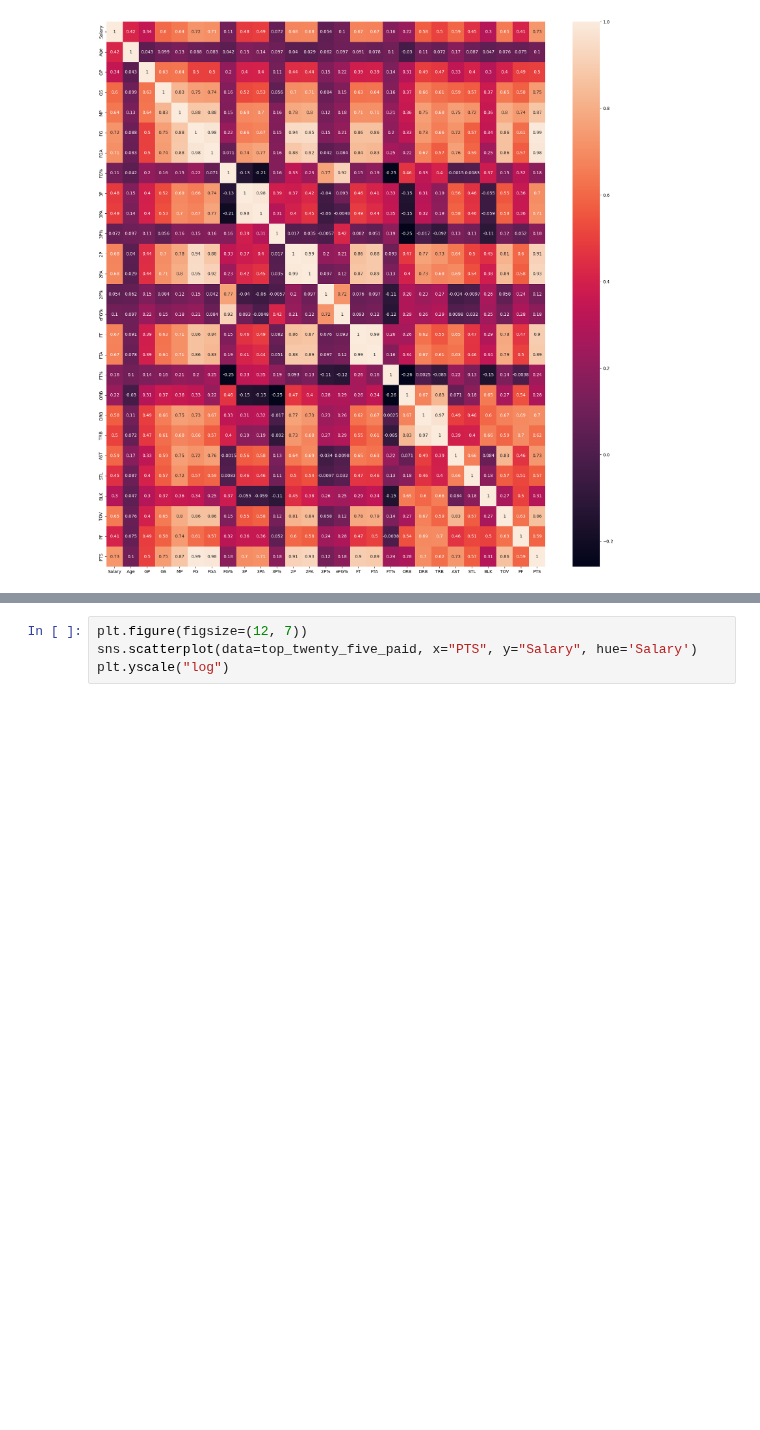
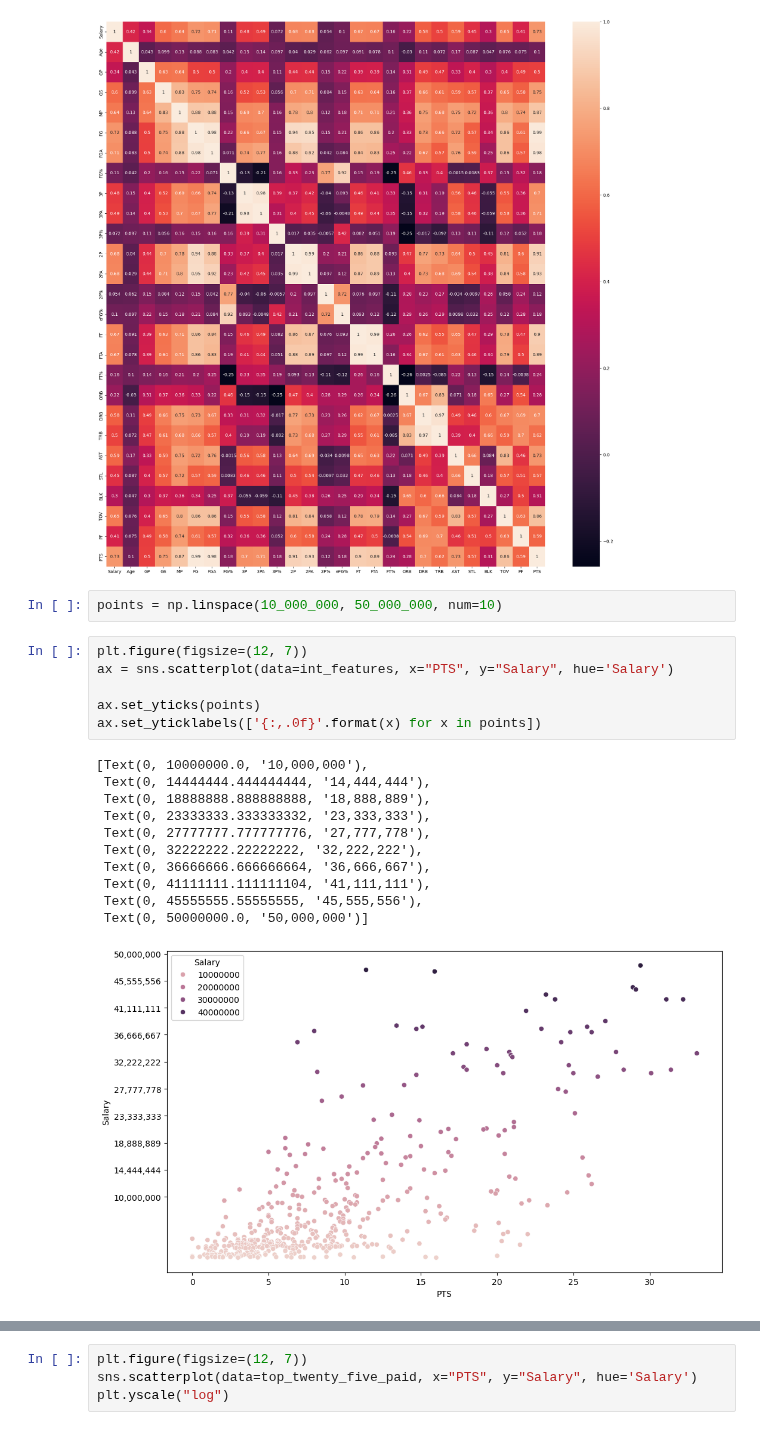
Before and after one commit to MaukanMir/NBA-Salary-Analysis, a Jupyter notebook: training.ipynb, the cells around one changed output, grey strips where cells are left out. Drawn from its saved outputs; the diff is of its cells as text; blank space fills up the shorter version.

```diff
--- a/training.ipynb
+++ b/training.ipynb
@@ -201,5 +201,25 @@ sns.heatmap(data=relations, annot=True)
 # %% [output]
 <AxesSubplot:>
 [figure]
+# %%
+points = np.linspace(10_000_000, 50_000_000, num=10)
+# %%
+plt.figure(figsize=(12, 7))
+ax = sns.scatterplot(data=int_features, x="PTS", y="Salary", hue='Salary')
+
+ax.set_yticks(points)
+ax.set_yticklabels(['{:,.0f}'.format(x) for x in points])
+# %% [output]
+[Text(0, 10000000.0, '10,000,000'),
+ Text(0, 14444444.444444444, '14,444,444'),
+ Text(0, 18888888.888888888, '18,888,889'),
+ Text(0, 23333333.333333332, '23,333,333'),
+ Text(0, 27777777.777777776, '27,777,778'),
+ Text(0, 32222222.22222222, '32,222,222'),
+ Text(0, 36666666.666666664, '36,666,667'),
+ Text(0, 41111111.111111104, '41,111,111'),
+ Text(0, 45555555.55555555, '45,555,556'),
+ Text(0, 50000000.0, '50,000,000')]
+[figure, added]
 # %%
 plt.figure(figsize=(12, 7))
```
Also changed, not shown: parts of 2 cells of this notebook.
